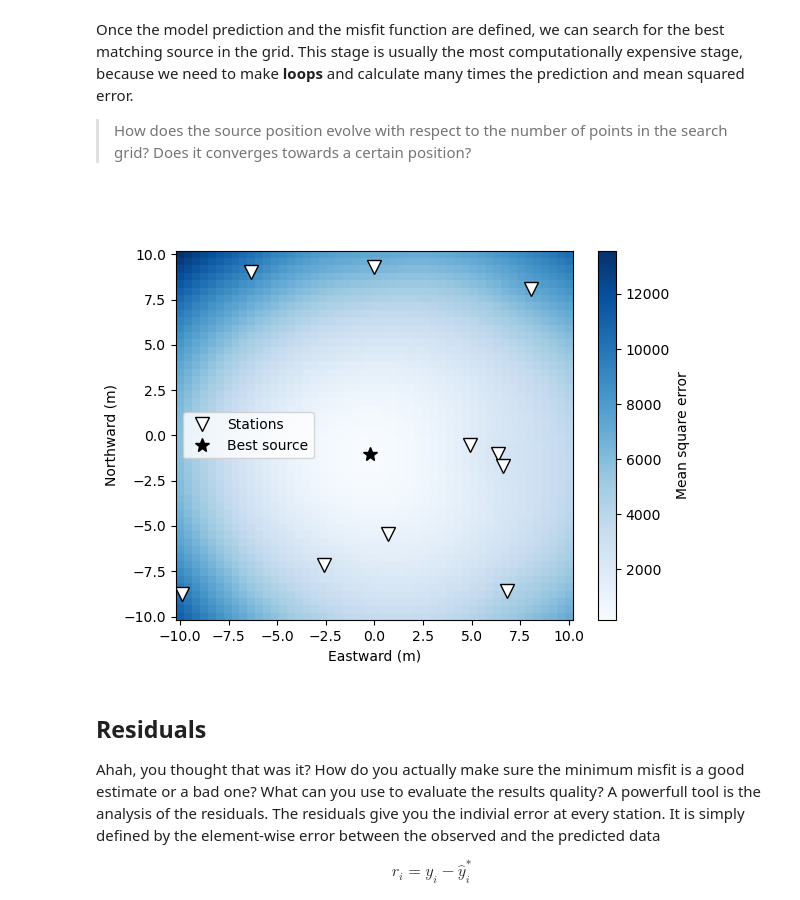
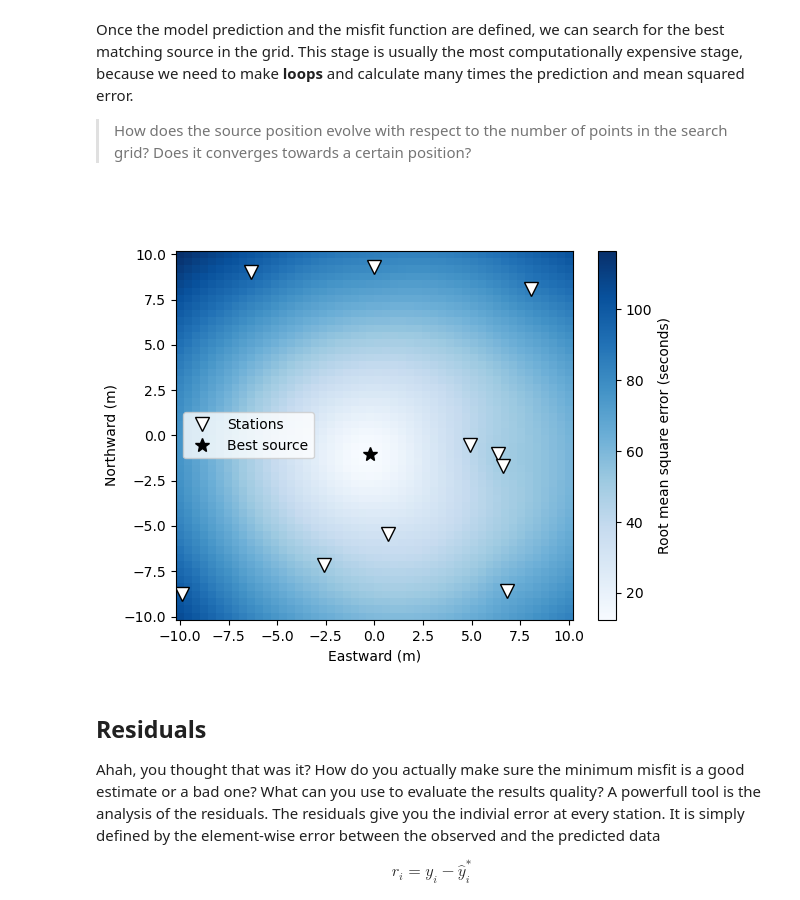
Before and after one commit to leonard-seydoux/scientific-computing-for-geophysical-problems, a Jupyter notebook: labs/2_localization.ipynb, the cells around one changed output. Drawn from its saved outputs; the diff is of its cells as text; code cells hidden in the pictures.

Commit message:
Second lecture added

```diff
--- a/labs/2_localization.ipynb
+++ b/labs/2_localization.ipynb
@@ -92,36 +103,36 @@ Once the model prediction and the misfit function are defined, we can search for
 x = y = np.linspace(-10, 10, 50)
 
 # Initialize misfit values in the grid
 mse = np.zeros((x.shape[0], x.shape[0]))
 
 # Loop over every sources to text, and get misfit
 for i in range(len(x)):
     for j in range(len(y)):
         tt_predicted = model_prediction(x[i], y[j], data.x, data.y)
-        mse[i, j] = mean_squared_error(tt_predicted, data.tt)
+        mse[i, j] = np.sqrt(mean_squared_error(tt_predicted, data.tt))
 
 # Extract best-matching source (from minimum misfit)
 mse_min_i, mse_min_j = np.unravel_index(mse.argmin(), mse.shape)
 x_best, y_best = x[mse_min_i], y[mse_min_j]
 
 # Plot
 plt.figure(3)
 plt.clf()
 plt.pcolormesh(x, y, mse.T, cmap="Blues")
 plt.plot(data.x, data.y, "wv", mec="k", ms=10, label="Stations")
 plt.plot(x_best, y_best, "k*", ms=10, label="Best source")
 
 # Labels
 colorbar = plt.colorbar()
-colorbar.set_label("Mean square error")
+colorbar.set_label("Root mean square error (seconds)")
 plt.xlabel("Eastward (m)")
 plt.ylabel("Northward (m)")
 plt.legend()
 
 # Show
 plt.show()
 # %% [output]
-[figure, old version]
+[figure, new version]
 # %% [markdown]
 ## Residuals
 
```
Also changed, not shown: parts of 2 cells of this notebook, 6 other files.
